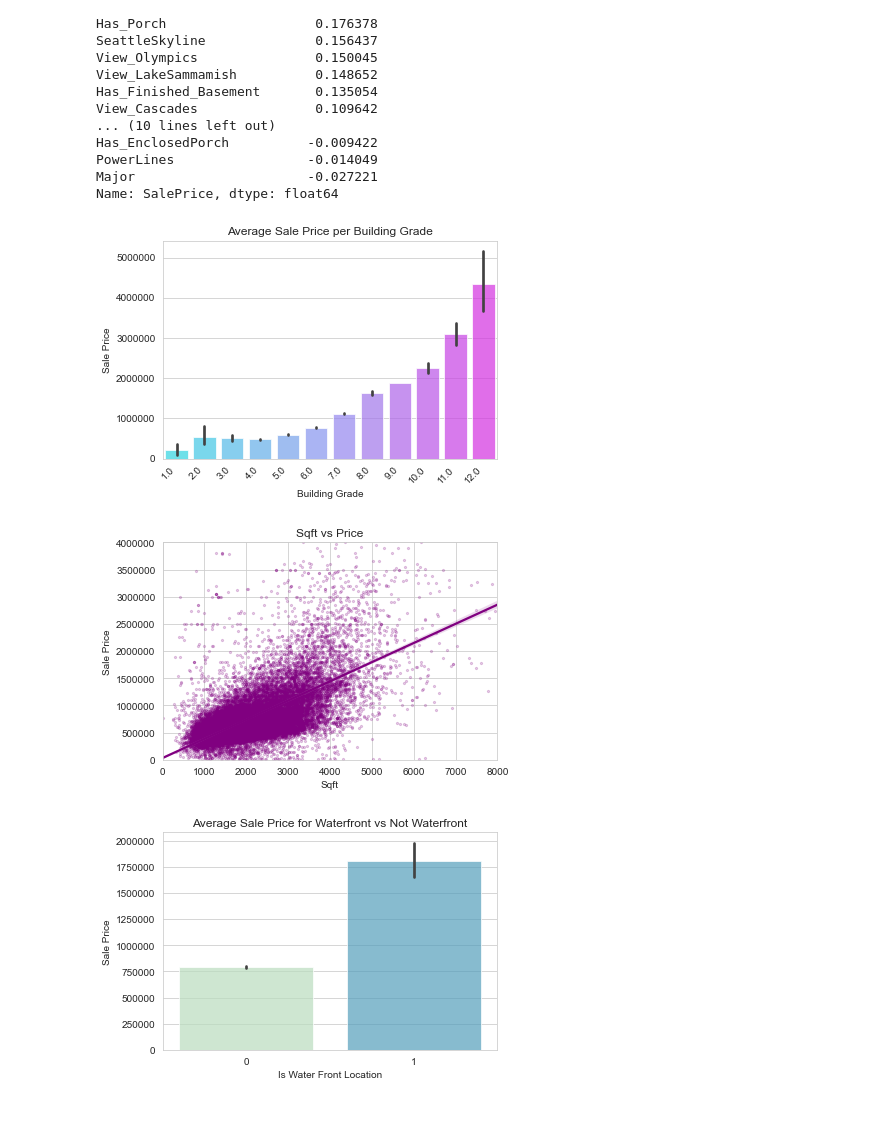
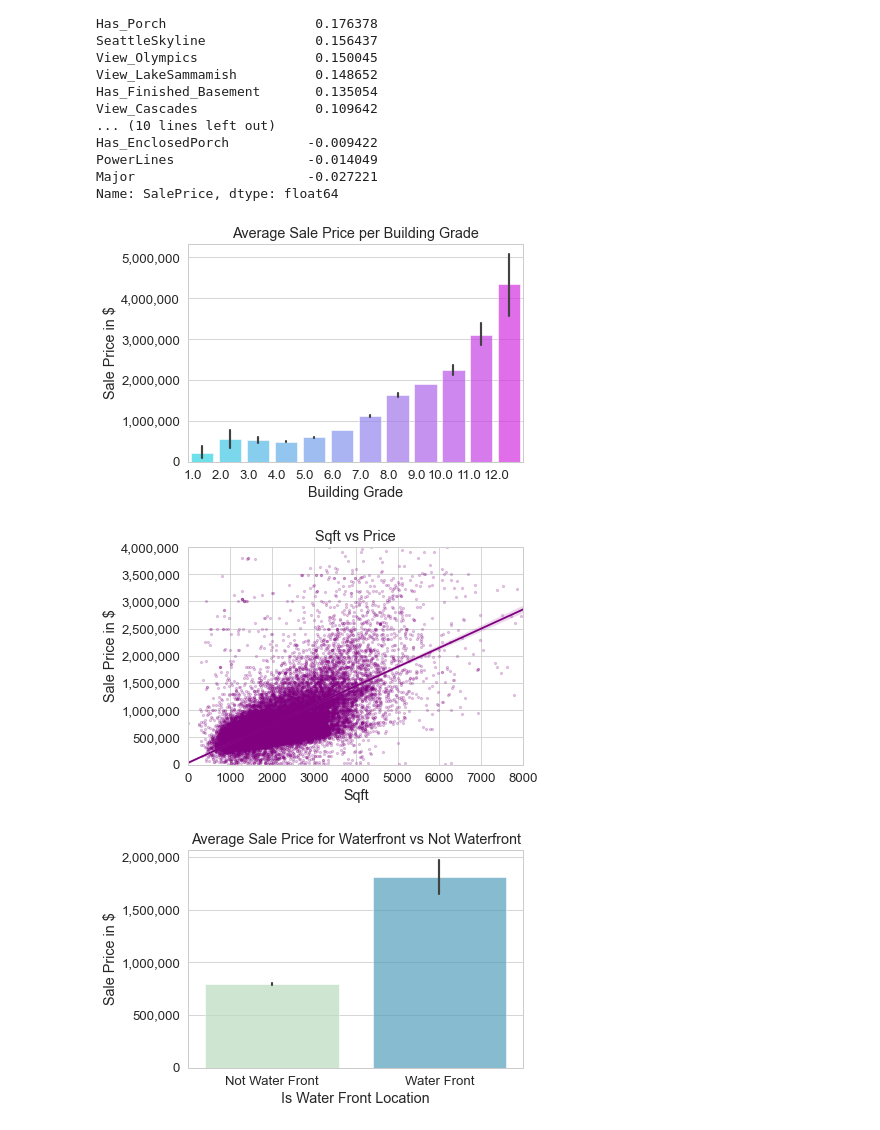
Before and after one commit to angelicacodes/phase_2_project_chicago-sf-seattle-ds-082420, a Jupyter notebook: notebooks/eda/Sindhu_EDA.ipynb, the cells around one changed output. Drawn from its saved outputs; the diff is of its cells as text; code cells hidden in the pictures.

```diff
--- a/notebooks/eda/Sindhu_EDA.ipynb
+++ b/notebooks/eda/Sindhu_EDA.ipynb
@@ -199,7 +199,9 @@ df['ZipCode'] = [code[0:5] for code in df['ZipCode']]
 # %%
 import matplotlib.pyplot as plt
 import seaborn as sns
+import matplotlib as mpl
 sns.set_style("whitegrid")
+sns.set_context("paper", font_scale=1.5)
 # %% [markdown]
 ### Plot some distributions and box plots and Remove Outliers
 # %%
@@ -263,28 +267,29 @@ Name: SalePrice, dtype: float64
 # %%
 # Building Grade had the highest correlation with Sales Price so we'll start with that
 fig = sns.barplot('BldgGrade', 'SalePrice', data=df2, palette="cool", alpha = .7)
-fig.set_xticklabels(fig.get_xticklabels(), rotation=45, horizontalalignment='right')
-fig.set(xlabel='Building Grade', ylabel='Sale Price', title='Average Sale Price per Building Grade')
-plt.ticklabel_format(style='plain', axis='y');
-plt.savefig("../../reports/figures/Building_Grade.png", bbox_inches='tight')
+fig.set_xticklabels(fig.get_xticklabels(), horizontalalignment='right')
+fig.set(xlabel='Building Grade', ylabel='Sale Price in $', title='Average Sale Price per Building Grade')
+fig.yaxis.set_major_formatter(mpl.ticker.StrMethodFormatter('{x:,.0f}'))
+plt.savefig("../../reports/figures/Building_Grade.png", bbox_inches='tight', dpi=1000)
 # %% [output]
-[figure, old version]
+[figure, new version]
 # %%
 # Scatter plot of Sq Feet vs Sale Price
 chart = sns.regplot(x='SqFtTotLiving', y='SalePrice', data=df2,  color = "Purple", scatter_kws={'alpha':0.2, 's': 5})
-chart.set(xlabel='Sqft', ylabel='Sale Price', title='Sqft vs Price')
-plt.ticklabel_format(style='plain', axis='y');
+chart.set(xlabel='Sqft', ylabel='Sale Price in $', title='Sqft vs Price')
+chart.yaxis.set_major_formatter(mpl.ticker.StrMethodFormatter('{x:,.0f}'))
 chart.set(xlim=(0, 8000), ylim=(0, 4000000))
-plt.savefig("../../reports/figures/sqftvsPrice.png", bbox_inches='tight')
+plt.savefig("../../reports/figures/sqftvsPrice.png", bbox_inches='tight', dpi=1000)
 # %% [output]
-[figure, old version]
+[figure, new version]
 # %%
 chart = sns.barplot(df2.Is_WaterFrontLocation, df2.SalePrice, palette="GnBu", alpha = .7)
-chart.set(xlabel='Is Water Front Location', ylabel='Sale Price', title='Average Sale Price for Waterfront vs Not Waterfront')
-plt.ticklabel_format(style='plain', axis='y');
-plt.savefig("../../reports/figures/Is_WaterFront_Loc.png", bbox_inches='tight')
+chart.set(xlabel='Is Water Front Location', ylabel='Sale Price in $', title='Average Sale Price for Waterfront vs Not Waterfront')
+chart.set_xticklabels(['Not Water Front', 'Water Front'])
+chart.yaxis.set_major_formatter(mpl.ticker.StrMethodFormatter('{x:,.0f}'))
+plt.savefig("../../reports/figures/Is_WaterFront_Loc.png", bbox_inches='tight', dpi=1000)
 # %% [output]
-[figure, old version]
+[figure, new version]
 # %%
 chart = sns.barplot(df2.WaterFrontLocation, df2.SalePrice, palette="GnBu", alpha = .7)
 chart.set_xticklabels(chart.get_xticklabels(), rotation=45, horizontalalignment='right')
```
Also changed, not shown: parts of 14 cells of this notebook, 10 other files.
